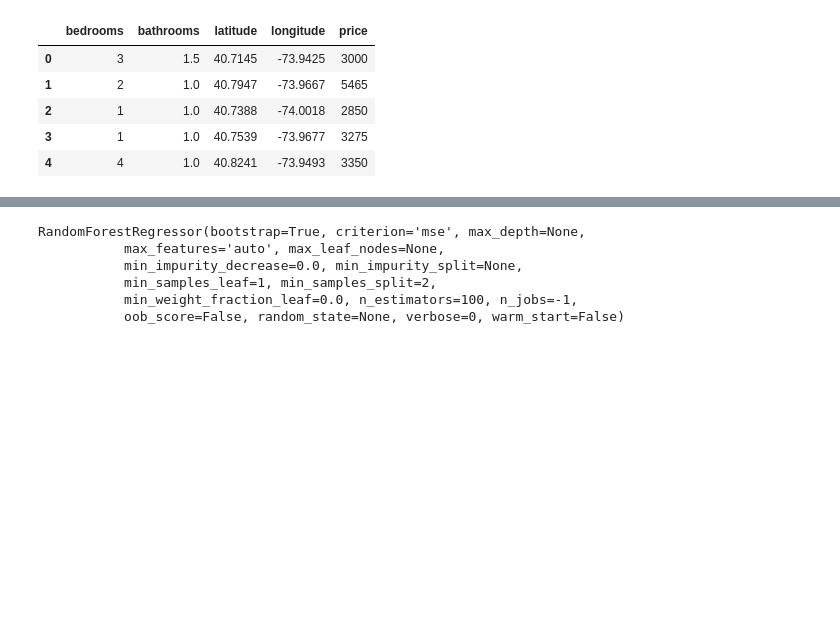
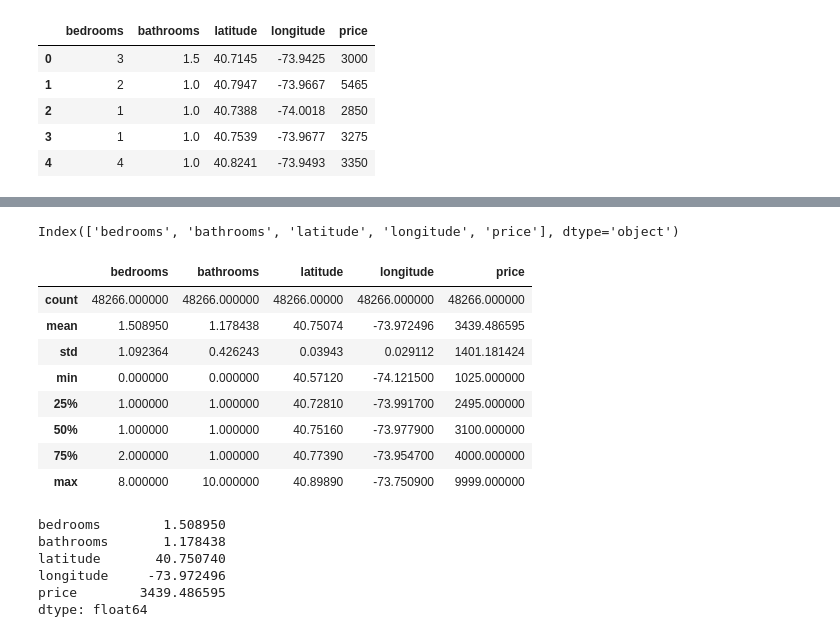
Before and after one commit to rasoh/ter_mlbook, a Jupyter notebook: ml_book.ipynb, the cells around one changed output, grey strips where cells are left out. Cells and saved outputs as stored; diff of their text form; code cells hidden in the pictures; blank space fills up the shorter version.

```diff
--- a/ml_book.ipynb
+++ b/ml_book.ipynb
@@ -94,9 +53,25 @@ rf = RandomForestRegressor(n_estimators=100, n_jobs=-1)
-# %%
-rf.fit(X_train, y_train)
-# %% [output]
-RandomForestRegressor(bootstrap=True, criterion='mse', max_depth=None,
-           max_features='auto', max_leaf_nodes=None,
-           min_impurity_decrease=0.0, min_impurity_split=None,
-           min_samples_leaf=1, min_samples_split=2,
-           min_weight_fraction_leaf=0.0, n_estimators=100, n_jobs=-1,
-           oob_score=False, random_state=None, verbose=0, warm_start=False)
+# %%
+print(df.columns)
+# %% [output]
+Index(['bedrooms', 'bathrooms', 'latitude', 'longitude', 'price'], dtype='object')
+# %%
+df.describe()
+# %% [output]
+|  | bedrooms | bathrooms | latitude | longitude | price |
+| count | 48266.000000 | 48266.000000 | 48266.00000 | 48266.000000 | 48266.000000 |
+| mean | 1.508950 | 1.178438 | 40.75074 | -73.972496 | 3439.486595 |
+| std | 1.092364 | 0.426243 | 0.03943 | 0.029112 | 1401.181424 |
+| min | 0.000000 | 0.000000 | 40.57120 | -74.121500 | 1025.000000 |
+| 25% | 1.000000 | 1.000000 | 40.72810 | -73.991700 | 2495.000000 |
+| 50% | 1.000000 | 1.000000 | 40.75160 | -73.977900 | 3100.000000 |
+| 75% | 2.000000 | 1.000000 | 40.77390 | -73.954700 | 4000.000000 |
+| max | 8.000000 | 10.000000 | 40.89890 | -73.750900 | 9999.000000 |
+# %%
+print(df.mean())
+# %% [output]
+bedrooms        1.508950
+bathrooms       1.178438
+latitude       40.750740
+longitude     -73.972496
+price        3439.486595
+dtype: float64
```
Also changed, not shown: parts of 53 cells of this notebook.
